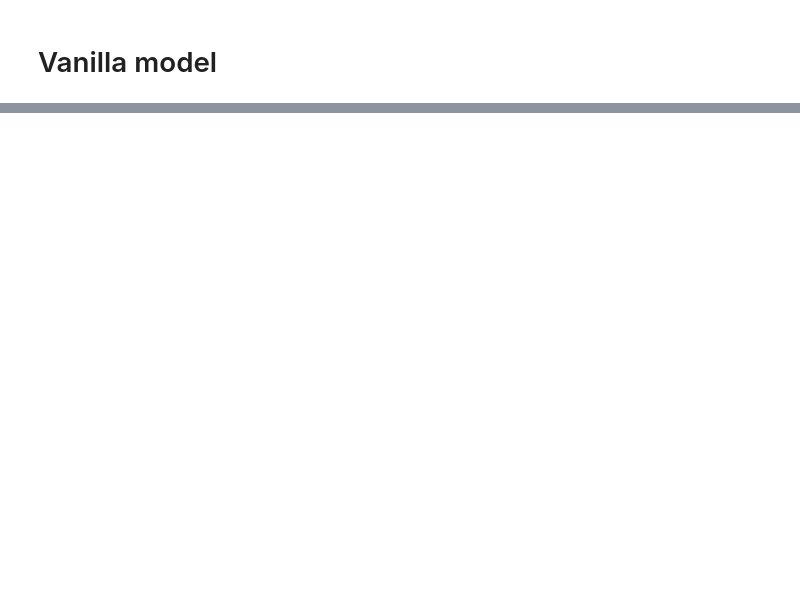
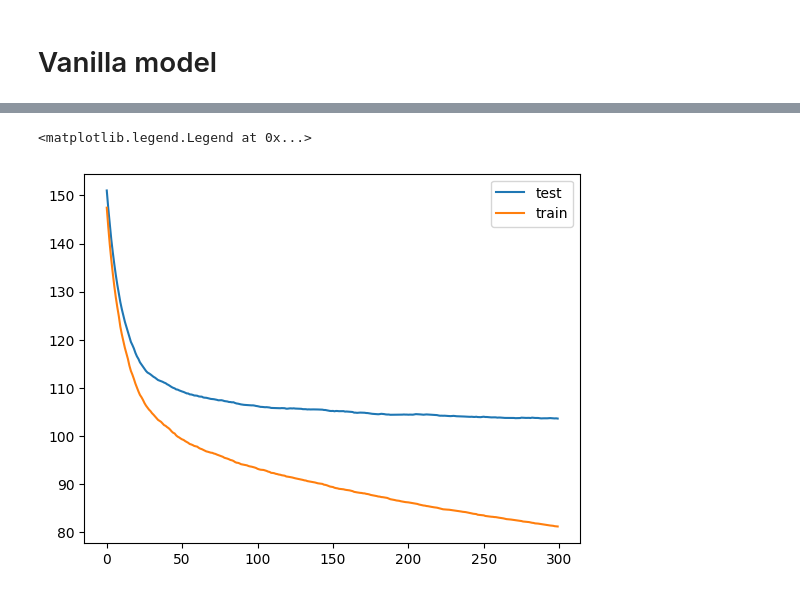
Before and after one commit to nzilberstein/rice-datathon-2024, a Jupyter notebook: 03-modeling-jsh.ipynb, the cells around one changed output, grey strips where cells are left out. Cells and saved outputs as stored; diff of their text form; code cells hidden in the pictures; blank space fills up the shorter version.

```diff
--- a/03-modeling-jsh.ipynb
+++ b/03-modeling-jsh.ipynb
@@ -132,3 +169,11 @@ RMSE:  99.10388709374001
+# %%
+plt.plot(
+    search.best_estimator_.evals_result()["validation_0"]["rmse"], label="test")
+plt.plot(search.best_estimator_.evals_result()["validation_1"]["rmse"], label="train")
+plt.legend()
+# %% [output]
+<matplotlib.legend.Legend at 0x...>
+[figure, added]
 # %%
 plt.scatter(
     y_pred,
```
Also changed, not shown: parts of 30 cells of this notebook, 6 other files.
